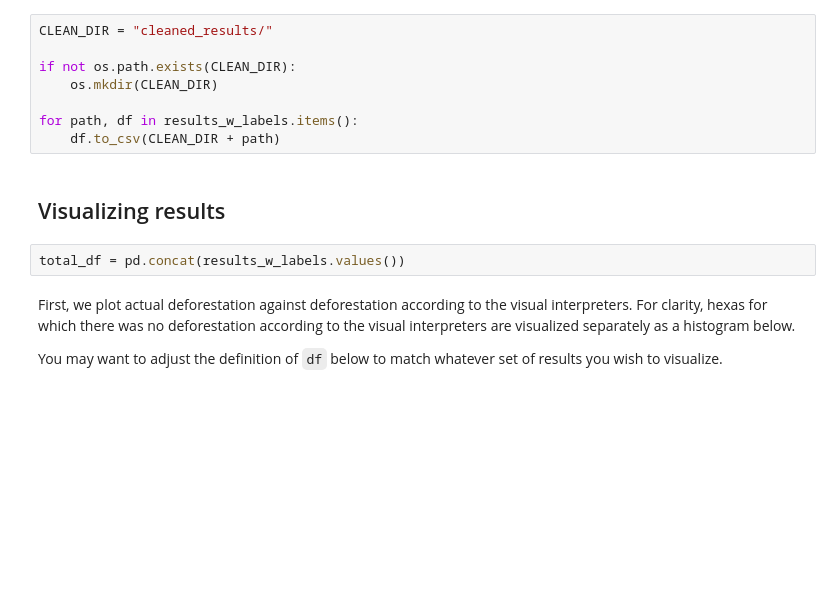
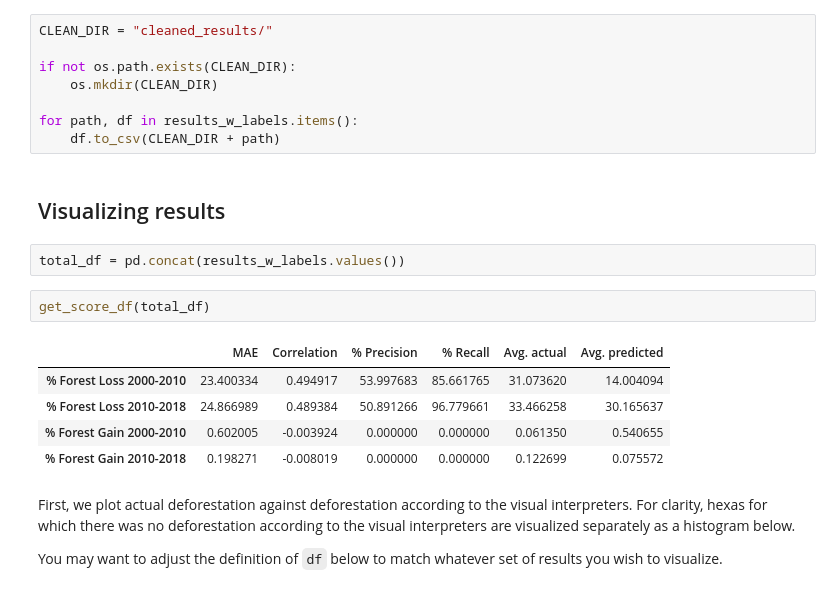
Before and after one commit to OAarne/dsp2021_landuse, a Jupyter notebook: evaluation.ipynb, the cells around one changed output. Saved outputs shown, nothing was run; the diff lists cells and outputs as text; blank space fills up the shorter version.

```diff
--- a/evaluation.ipynb
+++ b/evaluation.ipynb
@@ -115,6 +118,14 @@ for path, df in results_w_labels.items():
 ## Visualizing results
 # %%
 total_df = pd.concat(results_w_labels.values())
+# %%
+get_score_df(total_df)
+# %% [output]
+|  | MAE | Correlation | % Precision | % Recall | Avg. actual | Avg. predicted |
+| % Forest Loss 2000-2010 | 23.400334 | 0.494917 | 53.997683 | 85.661765 | 31.073620 | 14.004094 |
+| % Forest Loss 2010-2018 | 24.866989 | 0.489384 | 50.891266 | 96.779661 | 33.466258 | 30.165637 |
+| % Forest Gain 2000-2010 | 0.602005 | -0.003924 | 0.000000 | 0.000000 | 0.061350 | 0.540655 |
+| % Forest Gain 2010-2018 | 0.198271 | -0.008019 | 0.000000 | 0.000000 | 0.122699 | 0.075572 |
 # %% [markdown]
 First, we plot actual deforestation against deforestation according to the visual interpreters. For clarity, hexas for which there was no deforestation according to the visual interpreters are visualized separately as a histogram below.
 
```
Also changed, not shown: parts of 8 cells of this notebook.
